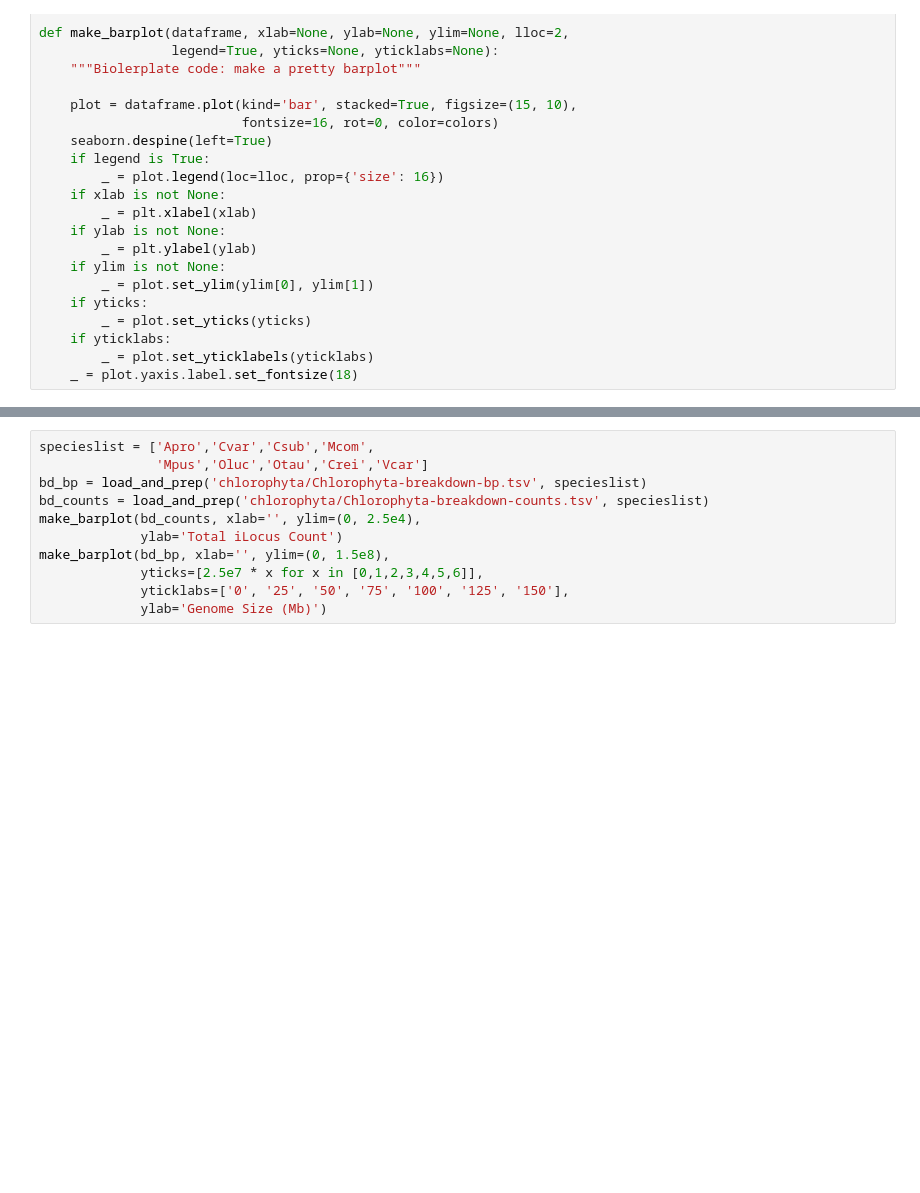
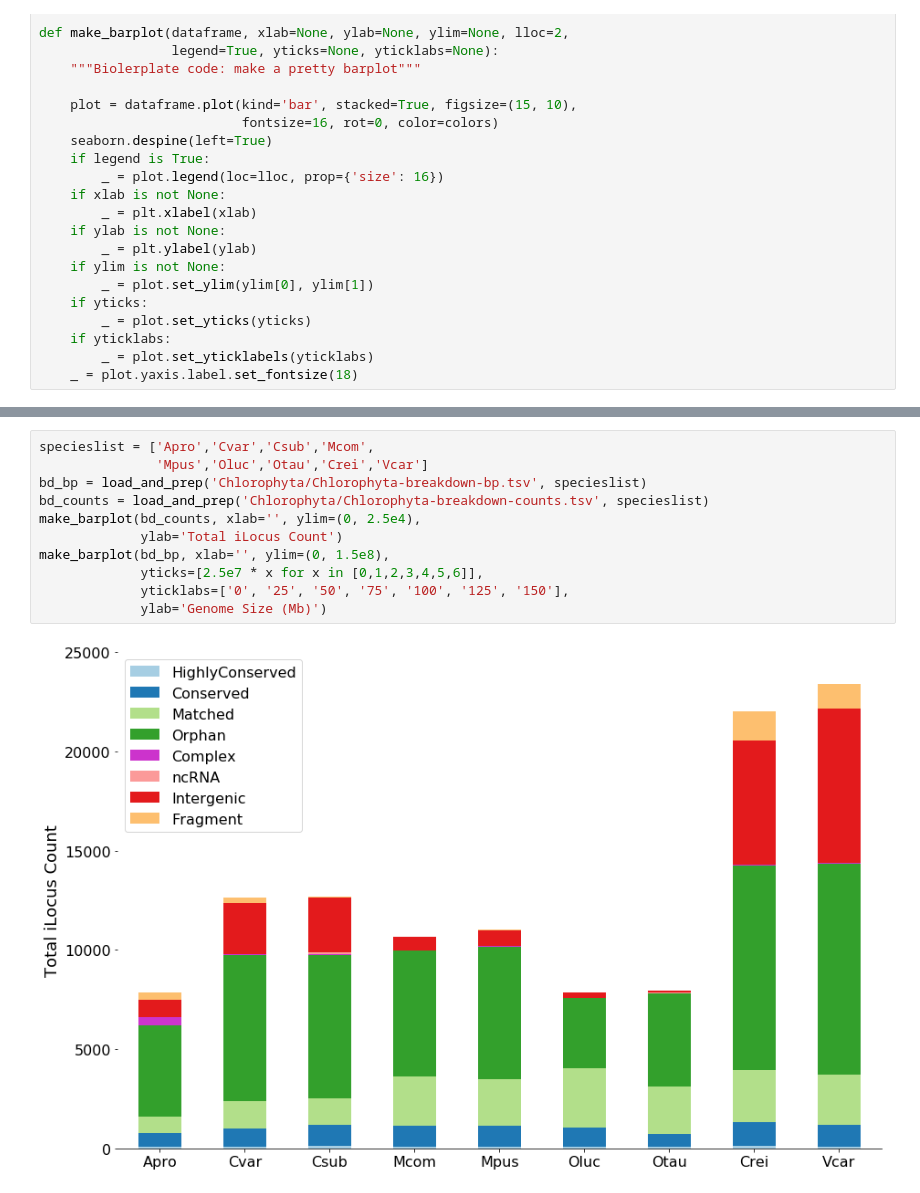
Before and after one commit to vpbrendel/iLoci_Lai2020, a Jupyter notebook: work/make-SF4a.ipynb, the cells around one changed output, grey strips where cells are left out. Saved outputs shown, nothing was run; the diff lists cells and outputs as text; blank space fills up the shorter version.

Commit message:
updated scripts to explore Chlorophyta

```diff
--- a/work/make-SF4a.ipynb
+++ b/work/make-SF4a.ipynb
@@ -96,11 +98,13 @@ plt.savefig('figures/LSB20GB-SuppFig4a.png')
 # %%
 specieslist = ['Apro','Cvar','Csub','Mcom',
                'Mpus','Oluc','Otau','Crei','Vcar']
-bd_bp = load_and_prep('chlorophyta/Chlorophyta-breakdown-bp.tsv', specieslist)
-bd_counts = load_and_prep('chlorophyta/Chlorophyta-breakdown-counts.tsv', specieslist)
+bd_bp = load_and_prep('Chlorophyta/Chlorophyta-breakdown-bp.tsv', specieslist)
+bd_counts = load_and_prep('Chlorophyta/Chlorophyta-breakdown-counts.tsv', specieslist)
 make_barplot(bd_counts, xlab='', ylim=(0, 2.5e4),
              ylab='Total iLocus Count')
 make_barplot(bd_bp, xlab='', ylim=(0, 1.5e8),
              yticks=[2.5e7 * x for x in [0,1,2,3,4,5,6]],
              yticklabs=['0', '25', '50', '75', '100', '125', '150'],
              ylab='Genome Size (Mb)')
+# %% [output]
+[figure, added]
```
Also changed, not shown: parts of 2 cells of this notebook, 10 other files.
